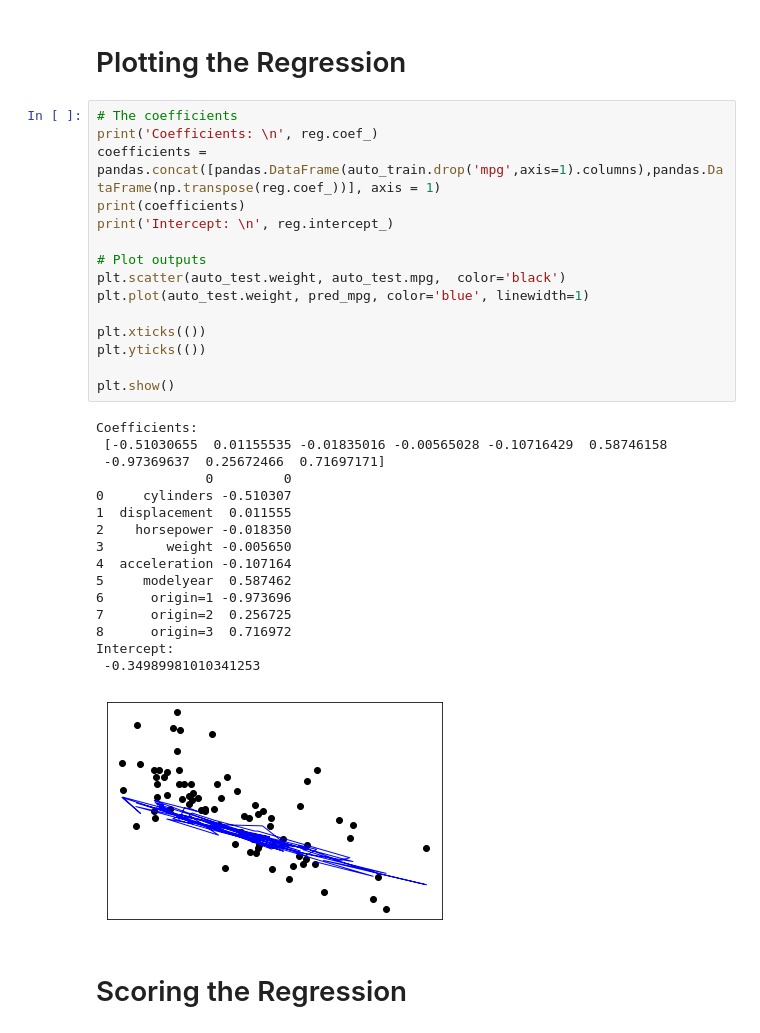
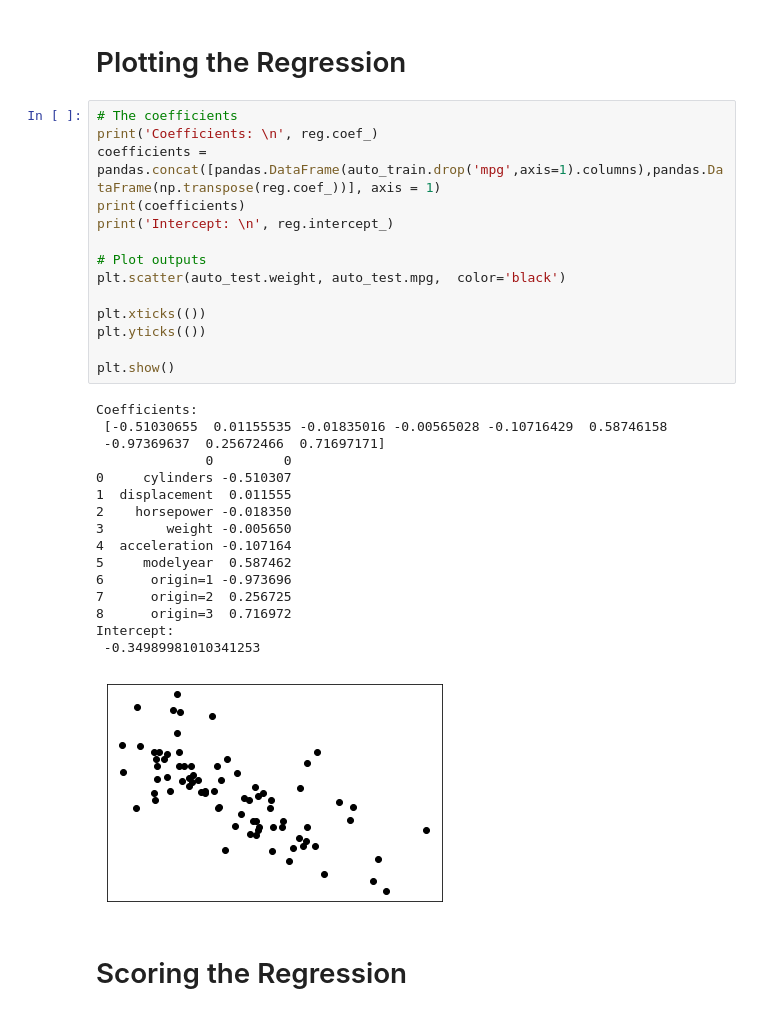
Before and after one commit to tonello88/machine_learning, a Jupyter notebook: Chapter 3 - Modeling and prediction.ipynb, the cells around one changed output. Drawn from its saved outputs; the diff is of its cells as text.

```diff
--- a/Chapter 3 - Modeling and prediction.ipynb
+++ b/Chapter 3 - Modeling and prediction.ipynb
@@ -292,35 +271,34 @@ pred_mpg = reg.predict(auto_test.drop('mpg',axis=1))
 # %%
 # The coefficients
 print('Coefficients: \n', reg.coef_)
 coefficients = pandas.concat([pandas.DataFrame(auto_train.drop('mpg',axis=1).columns),pandas.DataFrame(np.transpose(reg.coef_))], axis = 1)
 print(coefficients)
 print('Intercept: \n', reg.intercept_)
 
 # Plot outputs
 plt.scatter(auto_test.weight, auto_test.mpg,  color='black')
-plt.plot(auto_test.weight, pred_mpg, color='blue', linewidth=1)
 
 plt.xticks(())
 plt.yticks(())
 
 plt.show()
 # %% [output]
 Coefficients:
  [-0.51030655  0.01155535 -0.01835016 -0.00565028 -0.10716429  0.58746158
  -0.97369637  0.25672466  0.71697171]
               0         0
 0     cylinders -0.510307
 1  displacement  0.011555
 2    horsepower -0.018350
 3        weight -0.005650
 4  acceleration -0.107164
 5     modelyear  0.587462
 6      origin=1 -0.973696
 7      origin=2  0.256725
 8      origin=3  0.716972
 Intercept:
  -0.34989981010341253
-[figure, old version]
+[figure, new version]
 # %% [markdown]
 # Scoring the Regression
 # %%
```
Also changed, not shown: parts of 2 cells of this notebook, 7 other files.
